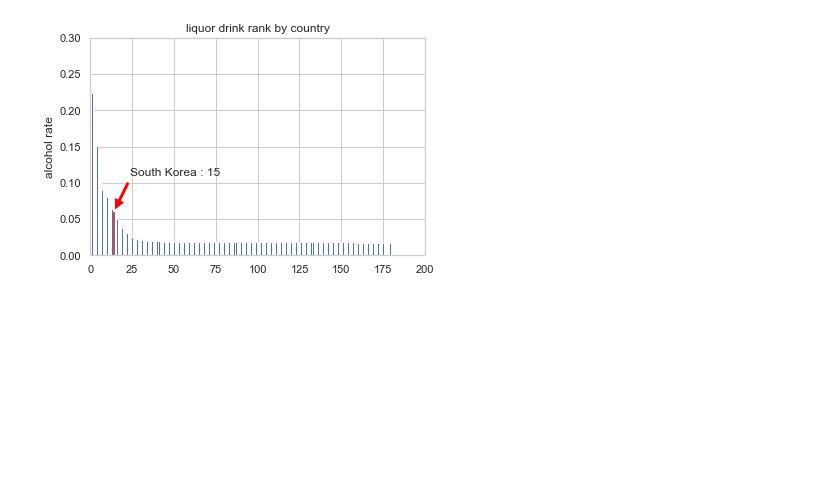
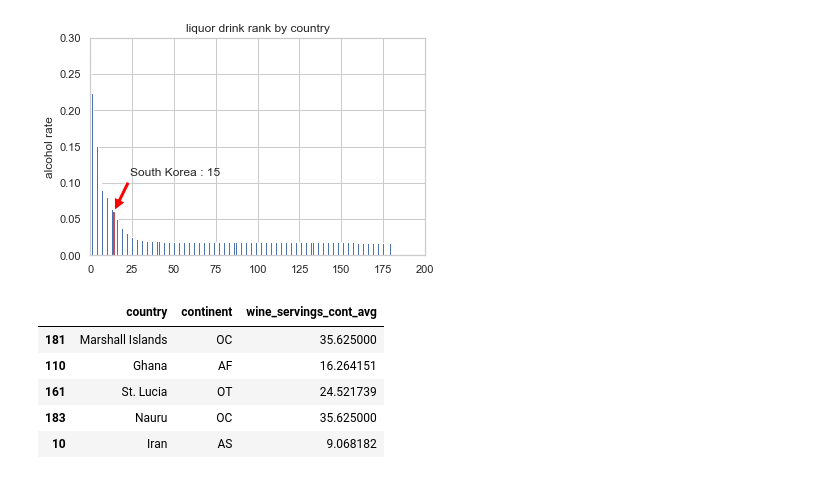
Before and after one commit to mucollabo/thisDataAnalysis, a Jupyter notebook: 02-drinks-eda.ipynb, the cells around one changed output. Drawn from its saved outputs; the diff is of its cells as text; code cells hidden in the pictures; blank space fills up the shorter version.

```diff
--- a/02-drinks-eda.ipynb
+++ b/02-drinks-eda.ipynb
@@ -351,3 +351,19 @@ plt.show()
 # 두 번째 예제(국가별 음주 데이터)의 아래 데이터셋을 응용하여 1~5번 문제를 해결해보세요.
 
 drinks['continent'] = drinks['continent'].fillna('OT')
+# %%
+# 1.대륙별 평균 wine_servings를 탐색합니다.
+
+result_ws = drinks.groupby('continent').mean()['wine_servings']
+df = result_ws.to_frame().reset_index()
+df = df.rename(columns = {'wine_servings': 'wine_servings_cont_avg'})
+drinks = pd.merge(drinks, df, on='continent', how='outer')
+
+drinks[['country', 'continent', 'wine_servings_cont_avg']].sample(5).head()
+# %% [output]
+|  | country | continent | wine_servings_cont_avg |
+| 181 | Marshall Islands | OC | 35.625000 |
+| 110 | Ghana | AF | 16.264151 |
+| 161 | St. Lucia | OT | 24.521739 |
+| 183 | Nauru | OC | 35.625000 |
+| 10 | Iran | AS | 9.068182 |
```
Also changed, not shown: parts of 4 cells of this notebook.
